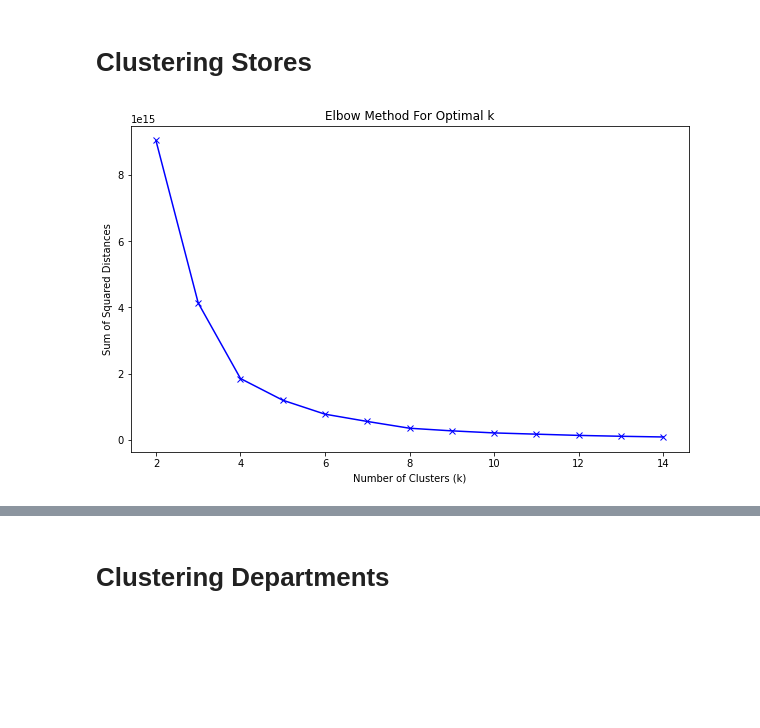
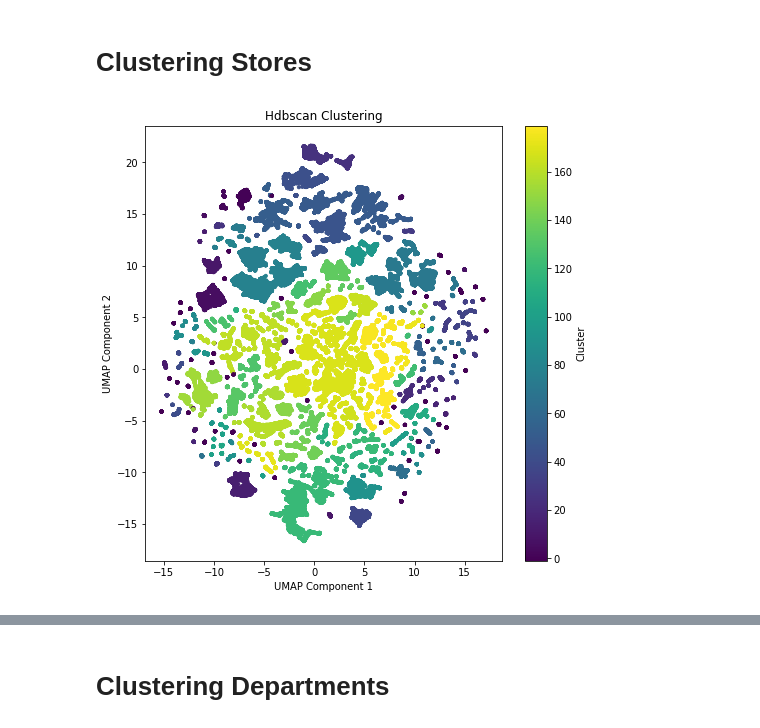
Before and after one commit to Vidya-V-Shet/Walmart-Dataset-Analysis, a Jupyter notebook: A. Statistical Tests.ipynb, the cells around one changed output, grey strips where cells are left out. Cells and saved outputs as stored; diff of their text form; code cells hidden in the pictures; blank space fills up the shorter version.

```diff
--- a/A. Statistical Tests.ipynb
+++ b/A. Statistical Tests.ipynb
@@ -10,12 +10,11 @@ from pprint import pprint
 # %%
-train_df = pd.read_csv("data/train.csv")
+train_df, test_df = pd.read_csv("data/train.csv"), pd.read_csv("data/test.csv")
 features_df = pd.read_csv("data/features.csv")
 stores_df = pd.read_csv("data/stores.csv")
-test_df = pd.read_csv("data/test.csv")
 # %%
 train_df = (train_df
-            .merge(features_df, how='left', indicator='indicator_column')
-            .merge(stores_df, how='left'))
+            .merge(features_df, how='inner', indicator='indicator_column')
+            .merge(stores_df, how='inner'))
 train_df.drop(columns=['indicator_column'], axis=1, inplace=True)
 # %%
 train_df = train_df.loc[train_df['Weekly_Sales'] > 0] #outliers
@@ -165,4 +164,28 @@ Name: mean, dtype: float64
 ---
 # %% [markdown]
 # Clustering Stores
+# %%
+from umap.umap_ import UMAP
+from sklearn.preprocessing import OrdinalEncoder, StandardScaler
+from sklearn.pipeline import Pipeline
+
+# Assuming train_df is your DataFrame containing the data
+data = train_df.drop("Date", axis="columns").sample(frac=0.4, random_state=42)
+
+# Define the pipeline
+pipeline = Pipeline([
+    ('encoder', OrdinalEncoder()),
+    ('scaler', StandardScaler()),
+    ('umap', UMAP(n_components=2, n_jobs=-1, random_state=42))
+])
+
+# Fit and transform the data using method chaining
+transformed_data = pipeline.fit_transform(data)
+# %%
+# Example usage:
+visualize_clusters('hdbscan', transformed_data, min_cluster_size=60, cluster_selection_epsilon=0.6)
+# visualize_clusters('gmm', transformed_data, n_components=6, random_state=42)
+# visualize_clusters('kmeans', transformed_data, n_clusters=6, random_state=42)
+# %% [output]
+[figure, added]
 # %%
@@ -179,18 +199,0 @@ clusters_range = range(2, 15)
-# %%
-# Use the inertia attribute to identify the sum of squared distances of samples to the nearest cluster center
-sum_of_squared_distances = []
-
-for k in clusters_range:
-    km = KMeans(n_clusters=k, n_init=10)
-    km = km.fit(df_clustering_stores)
-    sum_of_squared_distances.append(km.inertia_)
-
-# Plot the elbow
-plt.figure(figsize=(10,6))
-plt.plot(clusters_range, sum_of_squared_distances, 'bx-')
-plt.xlabel('Number of Clusters (k)')
-plt.ylabel('Sum of Squared Distances')
-plt.title('Elbow Method For Optimal k')
-plt.show()
-# %% [output]
-[figure, removed]
```
Also changed, not shown: parts of 29 cells of this notebook, 3 other files.
